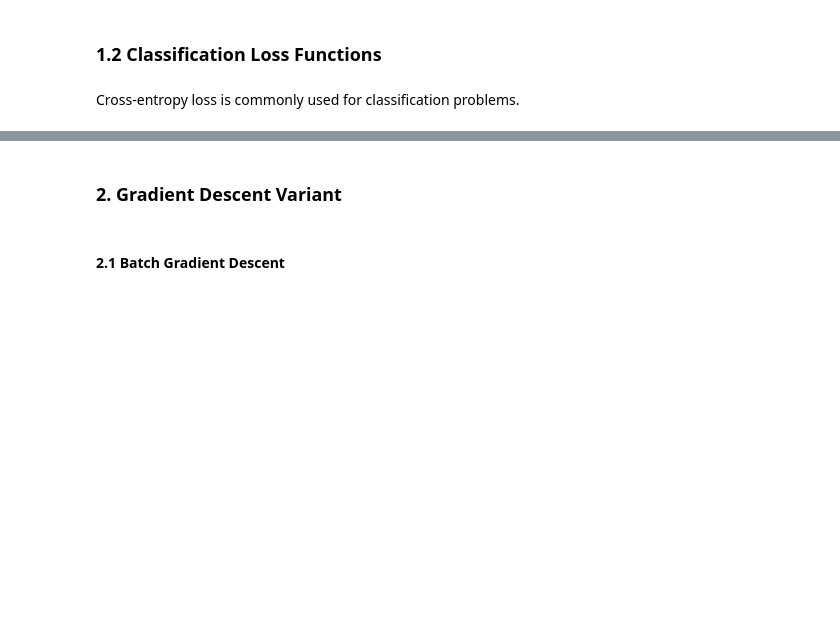
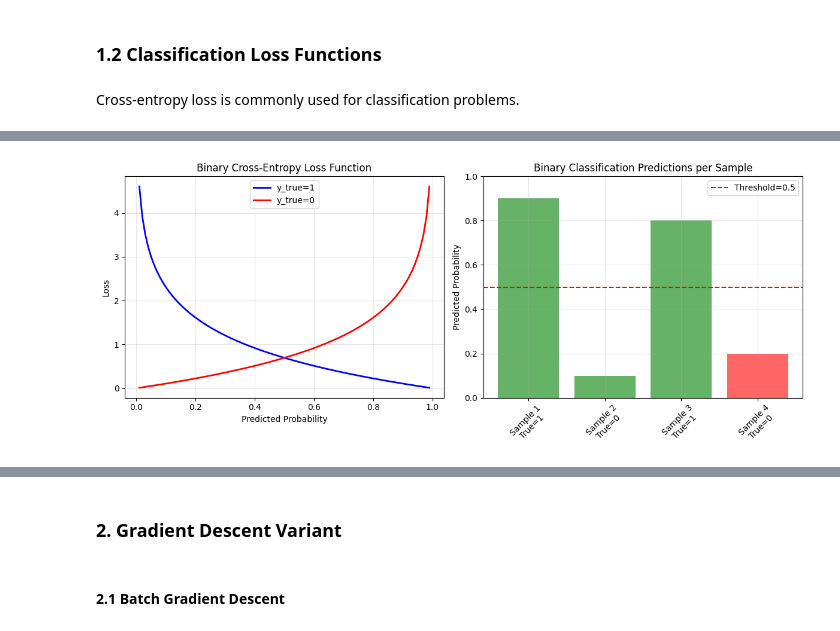
Before and after one commit to Sara12-2/AI-ML-Engineering-Revision-Journey, a Jupyter notebook: Module 2(Mathematics)/Day 4/Optimization.ipynb, the cells around one changed output, grey strips where cells are left out. Saved outputs shown, nothing was run; the diff lists cells and outputs as text; code cells hidden in the pictures; blank space fills up the shorter version.

```diff
--- a/Module 2(Mathematics)/Day 4/Optimization.ipynb
+++ b/Module 2(Mathematics)/Day 4/Optimization.ipynb
@@ -83,10 +96,15 @@ print("Huber combines advantages of both")
 # %% [markdown]
 Cross-entropy loss is commonly used for classification problems.
 # %%
+import numpy as np
+import matplotlib.pyplot as plt
+
 # Binary Cross-Entropy Loss
 def binary_cross_entropy(y_true, y_pred):
     """Binary Cross-Entropy Loss"""
     epsilon = 1e-15  # Prevent log(0)
+    y_true = np.array(y_true)
+    y_pred = np.array(y_pred)
     y_pred = np.clip(y_pred, epsilon, 1 - epsilon)
     return -np.mean(y_true * np.log(y_pred) + (1 - y_true) * np.log(1 - y_pred))
 
@@ -94,6 +112,8 @@ def binary_cross_entropy(y_true, y_pred):
 def categorical_cross_entropy(y_true, y_pred):
     """Categorical Cross-Entropy Loss"""
     epsilon = 1e-15
+    y_true = np.array(y_true)
+    y_pred = np.array(y_pred)
     y_pred = np.clip(y_pred, epsilon, 1 - epsilon)
     return -np.sum(y_true * np.log(y_pred))
 
@@ -114,29 +134,30 @@ p = np.linspace(0.01, 0.99, 100)
 loss_when_true = -np.log(p)
 loss_when_false = -np.log(1 - p)
 
-plt.figure(figsize=(10, 4))
+plt.figure(figsize=(12, 5))
 
 plt.subplot(1, 2, 1)
 plt.plot(p, loss_when_true, 'b-', label='y_true=1', linewidth=2)
 plt.plot(p, loss_when_false, 'r-', label='y_true=0', linewidth=2)
 plt.xlabel('Predicted Probability')
 plt.ylabel('Loss')
-plt.title('Binary Cross-Entropy Loss')
+plt.title('Binary Cross-Entropy Loss Function')
 plt.legend()
 plt.grid(True, alpha=0.3)
 
 plt.subplot(1, 2, 2)
-# Confusion matrix-like visualization
-classes = ['Class 0', 'Class 1']
-predictions = [y_pred_binary[0], y_pred_binary[1]]
-true_labels = ['Class 1', 'Class 0']
-colors = ['green' if abs(p - t) < 0.2 else 'red' for p, t in zip(y_pred_binary, y_true_binary)]
+# Plot each prediction separately with correct labels
+sample_indices = range(len(y_pred_binary))
+colors = ['green' if abs(y_pred_binary[i] - y_true_binary[i]) < 0.2 else 'red'
+          for i in range(len(y_pred_binary))]
+labels = [f'Sample {i+1}\nTrue={y_true_binary[i]}' for i in range(len(y_pred_binary))]
 
-plt.bar(classes, y_pred_binary, color=colors, alpha=0.6)
+plt.bar(labels, y_pred_binary, color=colors, alpha=0.6)
 plt.axhline(y=0.5, color='red', linestyle='--', label='Threshold=0.5')
-plt.title('Binary Classification Predictions')
+plt.title('Binary Classification Predictions per Sample')
 plt.ylabel('Predicted Probability')
 plt.ylim(0, 1)
+plt.xticks(rotation=45)
 plt.legend()
 plt.grid(True, alpha=0.3)
 
@@ -146,3 +167,58 @@ plt.show()
 print("\n💡 ML Connection:")
 print("Cross-entropy is widely used in classification tasks")
 print("Encourages models to make confident predictions")
+
+# Additional demonstration: Compare different prediction qualities
+print("\n📊 Cross-Entropy Comparison:")
+print("-" * 50)
+
+# Good predictions
+good_preds = np.array([0.95, 0.05, 0.92, 0.08])
+good_loss = binary_cross_entropy(y_true_binary, good_preds)
+
+# Bad predictions (confident but wrong)
+bad_preds = np.array([0.05, 0.95, 0.08, 0.92])
+bad_loss = binary_cross_entropy(y_true_binary, bad_preds)
+
+# Uncertain predictions
+uncertain_preds = np.array([0.5, 0.5, 0.5, 0.5])
+uncertain_loss = binary_cross_entropy(y_true_binary, uncertain_preds)
+
+print(f"Good predictions (confident & correct): {good_loss:.4f}")
+print(f"Bad predictions (confident & wrong):    {bad_loss:.4f}")
+print(f"Uncertain predictions:                  {uncertain_loss:.4f}")
+
+# Visualize the comparison
+plt.figure(figsize=(10, 4))
+
+# Create bar chart showing different prediction scenarios
+scenarios = ['Good\nPredictions', 'Bad\nPredictions', 'Uncertain\nPredictions']
+losses = [good_loss, bad_loss, uncertain_loss]
+colors = ['green', 'red', 'orange']
+
+plt.subplot(1, 2, 1)
+plt.bar(scenarios, losses, color=colors, alpha=0.6)
+plt.ylabel('Binary Cross-Entropy Loss')
+plt.title('Loss Comparison')
+plt.grid(True, alpha=0.3)
+
+plt.subplot(1, 2, 2)
+# Show actual predictions for each scenario
+x = np.arange(len(y_true_binary))
+width = 0.25
+
+plt.bar(x - width, good_preds, width, label='Good', alpha=0.7)
+plt.bar(x, bad_preds, width, label='Bad', alpha=0.7)
+plt.bar(x + width, uncertain_preds, width, label='Uncertain', alpha=0.7)
+
+plt.axhline(y=0.5, color='red', linestyle='--', label='Threshold')
+plt.xlabel('Sample Index')
+plt.ylabel('Predicted Probability')
+plt.title('Prediction Probabilities Comparison')
+plt.legend()
+plt.grid(True, alpha=0.3)
+plt.xticks(x, [f'S{i+1}' for i in range(len(y_true_binary))])
+
+plt.tight_layout()
+plt.show()
+# %% [output]
@@ -148,0 +228 @@ print("Encourages models to make confident predictions")
+[figure, added]
```
Also changed, not shown: parts of 12 cells of this notebook.
